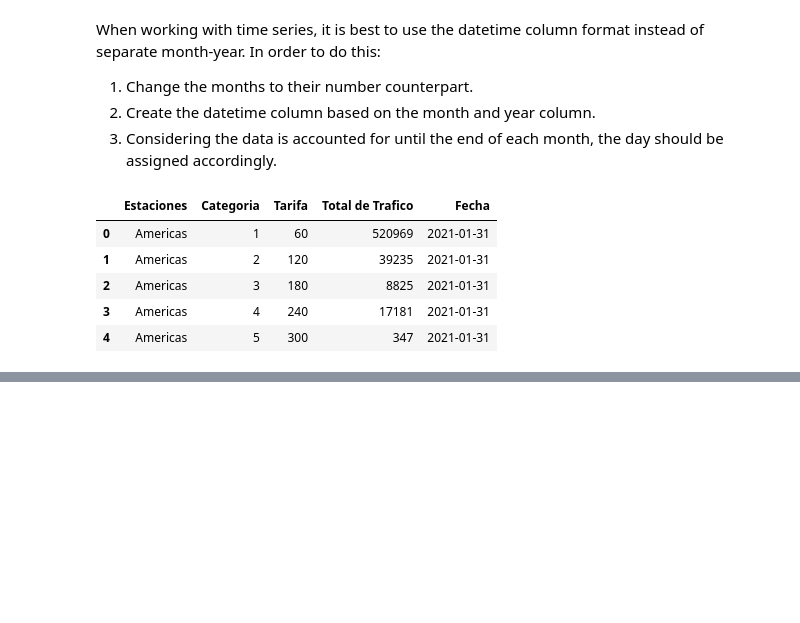
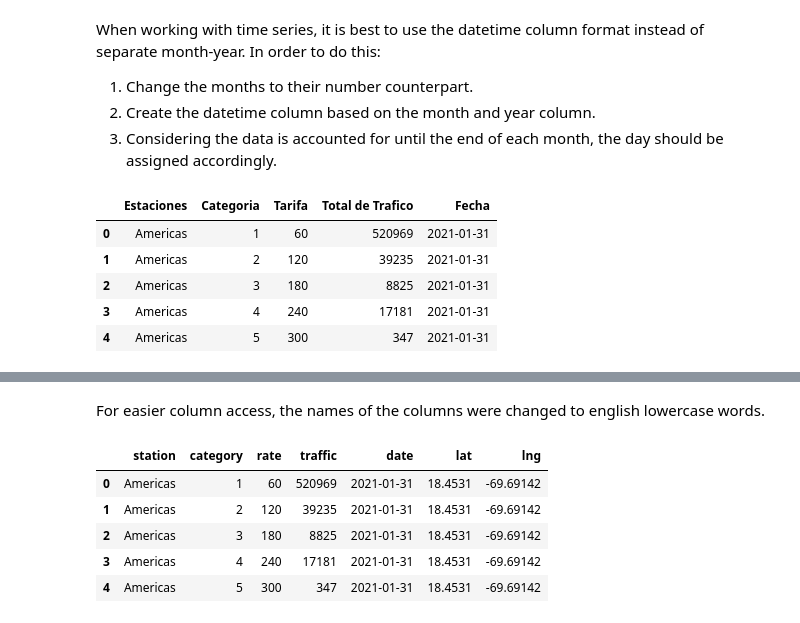
Before and after one commit to ASB24/toll-visualization, a Jupyter notebook: toll.ipynb, the cells around one changed output, grey strips where cells are left out. Saved outputs shown, nothing was run; the diff lists cells and outputs as text; code cells hidden in the pictures; blank space fills up the shorter version.

```diff
--- a/toll.ipynb
+++ b/toll.ipynb
@@ -111,0 +109,19 @@ df.head()
+# %% [markdown]
+For easier column access, the names of the columns were changed to english lowercase words.
+# %%
+df.rename(columns={
+    'Estaciones': 'station',
+    'Categoria': 'category',
+    'Tarifa': 'rate',
+    'Total de Trafico': 'traffic',
+    'Fecha': 'date',
+}, inplace=True)
+
+df.head()
+# %% [output]
+|  | station | category | rate | traffic | date | lat | lng |
+| 0 | Americas | 1 | 60 | 520969 | 2021-01-31 | 18.4531 | -69.69142 |
+| 1 | Americas | 2 | 120 | 39235 | 2021-01-31 | 18.4531 | -69.69142 |
+| 2 | Americas | 3 | 180 | 8825 | 2021-01-31 | 18.4531 | -69.69142 |
+| 3 | Americas | 4 | 240 | 17181 | 2021-01-31 | 18.4531 | -69.69142 |
+| 4 | Americas | 5 | 300 | 347 | 2021-01-31 | 18.4531 | -69.69142 |
```
Also changed, not shown: parts of 8 cells of this notebook.
